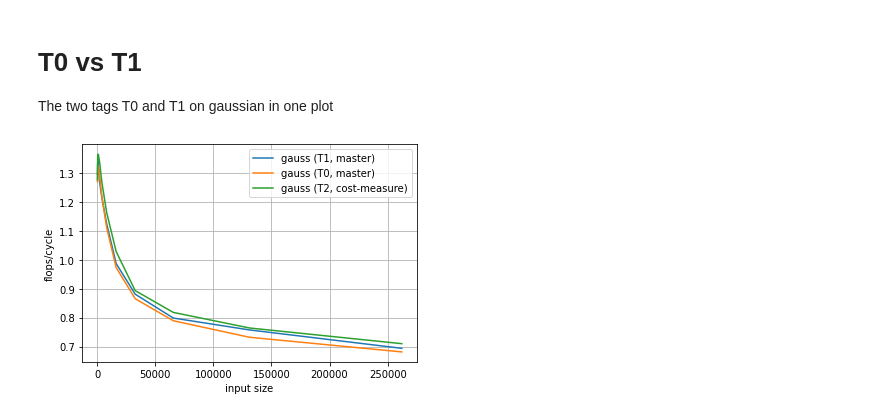
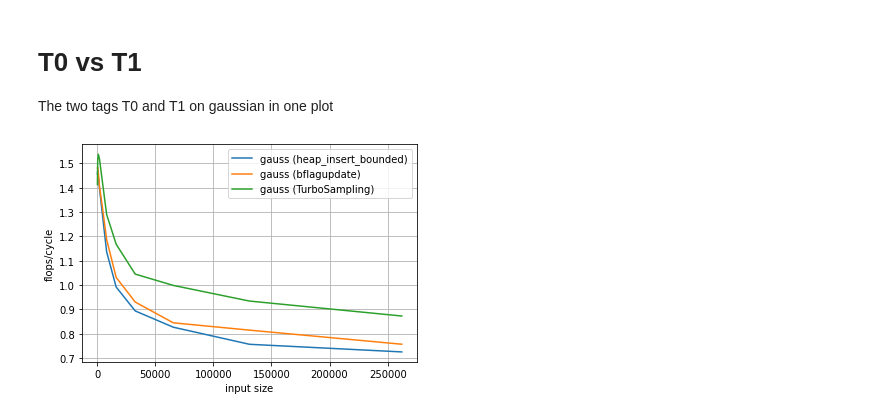
Before and after one commit to bunert/nn-descent, a Jupyter notebook: benchmarking/eval_zenv1.ipynb, the cells around one changed output. Cells and saved outputs as stored; diff of their text form; code cells hidden in the pictures.

```diff
--- a/benchmarking/eval_zenv1.ipynb
+++ b/benchmarking/eval_zenv1.ipynb
@@ -82,18 +82,25 @@ The two tags T0 and T1 on gaussian in one plot
 # %%
 gauss_t0 = pd.read_csv("zenv1_gaussian_dim100_logn8to18_k20_T0", sep=' ', names=hdr)
 gauss_t2 = pd.read_csv("zenv1_gaussian_dim100_logn8to18_k20_T2", sep=' ', names=hdr)
+gauss_hib = pd.read_csv("zenv1_gaussian_dim100_logn8to18_k20_heap_insert_bounded", sep=' ', names=hdr)
+gauss_t3 = pd.read_csv("zenv1_gaussian_dim100_logn8to18_k20_bflagupdate", sep=' ', names=hdr)
+gauss_turbosamp = pd.read_csv("zenv1_gaussian_dim100_logn8to18_k20_turbosampling", sep=' ', names=hdr)
 
 
-plt.plot(gauss['n'], gauss['flops']/gauss['runtime_cycles'], label='gauss (T1, master)')
-plt.plot(gauss_t0['n'], gauss_t0['flops']/gauss_t0['runtime_cycles'], label='gauss (T0, master)')
-plt.plot(gauss_t2['n'], gauss_t2['flops']/gauss_t2['runtime_cycles'], label='gauss (T2, cost-measure)')
 
+#plt.plot(gauss['n'], gauss['flops']/gauss['runtime_cycles'], label='gauss (T1, master)')
+#plt.plot(gauss_t0['n'], gauss_t0['flops']/gauss_t0['runtime_cycles'], label='gauss (T0, master)')
+plt.plot(gauss_hib['n'], gauss_turbosamp['flops']/gauss_hib['runtime_cycles'], label='gauss (heap_insert_bounded)')
+plt.plot(gauss_t3['n'], gauss_turbosamp['flops']/gauss_t3['runtime_cycles'], label='gauss (bflagupdate)')
+plt.plot(gauss_turbosamp['n'], gauss_turbosamp['flops']/gauss_turbosamp['runtime_cycles'], label='gauss (TurboSampling)')
+
+gauss_t3
 # 100 linearly spaced numbers
 
 plt.ylabel('flops/cycle')
 plt.xlabel('input size')
-plt.grid(True)2
+plt.grid(True)
 plt.legend()
 plt.show()
 # %% [output]
-[figure, old version]
+[figure, new version]
```
Also changed, not shown: parts of 1 cell of this notebook, 3 other files.
